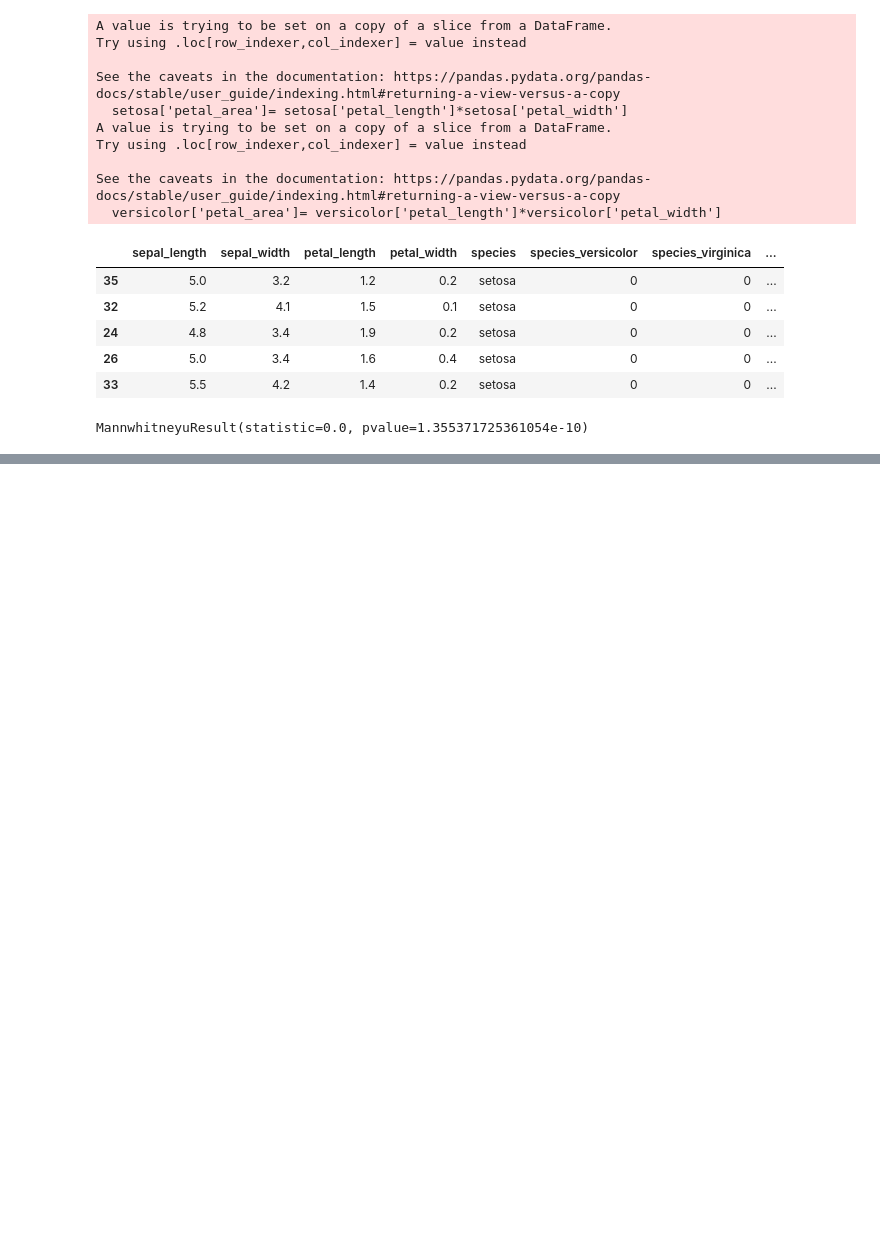
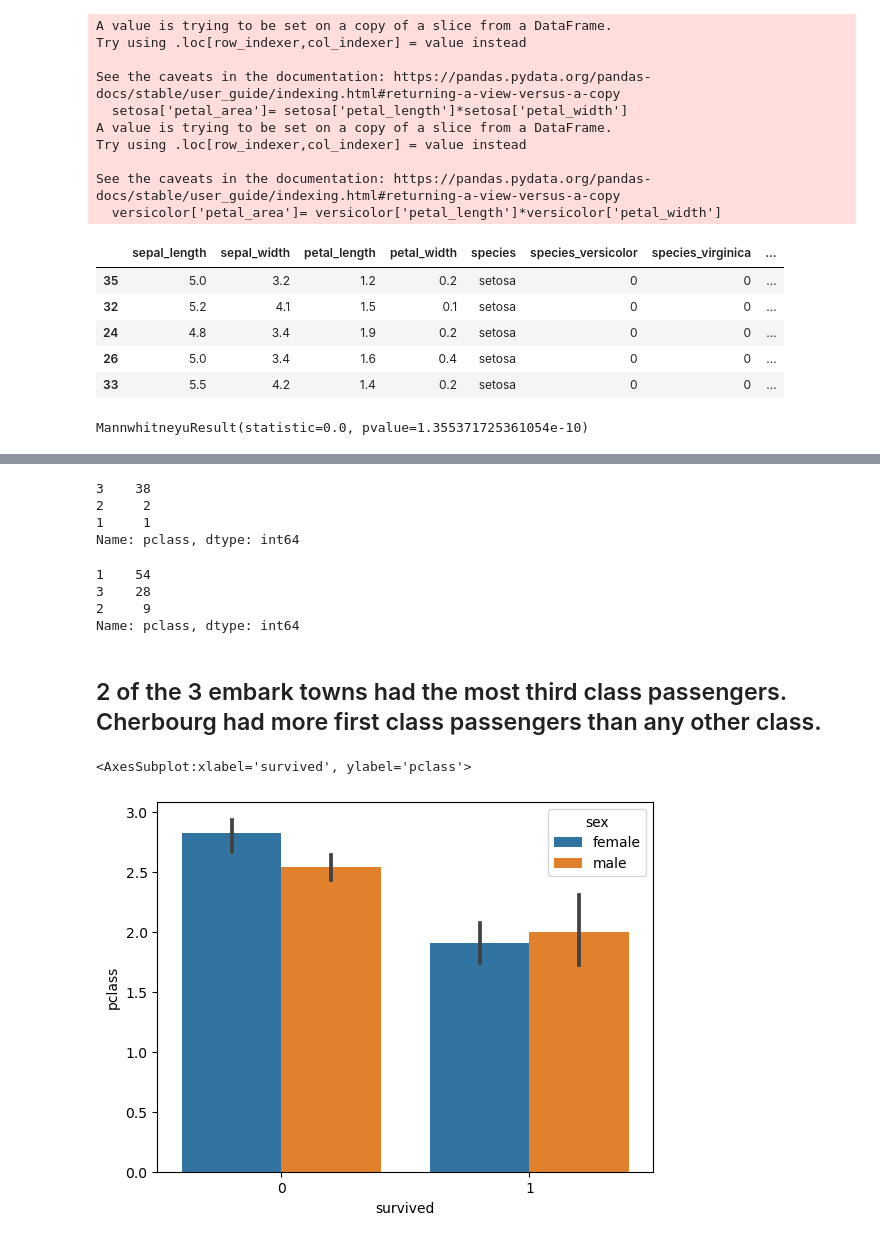
Before and after one commit to Andy-Jensen/classification-exercises, a Jupyter notebook: classification_exercises.ipynb, the cells around one changed output, grey strips where cells are left out. Drawn from its saved outputs; the diff is of its cells as text; code cells hidden in the pictures; blank space fills up the shorter version.

```diff
--- a/classification_exercises.ipynb
+++ b/classification_exercises.ipynb
@@ -1046,0 +1026,7 @@ sns.barplot(x='sex', y='pclass', data=southampton_p)
+# %%
+queenstown_p['pclass'].value_counts()
+# %% [output]
+3    38
+2     2
+1     1
+Name: pclass, dtype: int64
@@ -1046,0 +1035,14 @@ sns.barplot(x='sex', y='pclass', data=southampton_p)
+# %%
+cherbourg_p['pclass'].value_counts()
+# %% [output]
+1    54
+3    28
+2     9
+Name: pclass, dtype: int64
+# %% [markdown]
+## 2 of the 3 embark towns had the most third class passengers. Cherbourg had more first class passengers than any other class.
+# %%
+sns.barplot(x='survived', y='pclass', hue='sex', data=southampton_p)
+# %% [output]
+<AxesSubplot:xlabel='survived', ylabel='pclass'>
+[figure, added]
```
Also changed, not shown: parts of 31 cells of this notebook, 4 other files.
